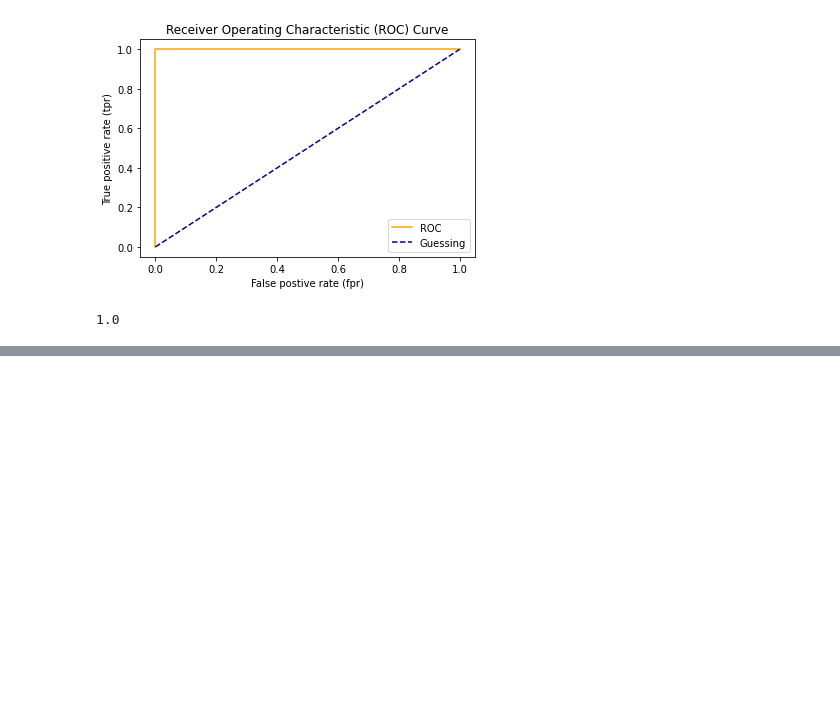
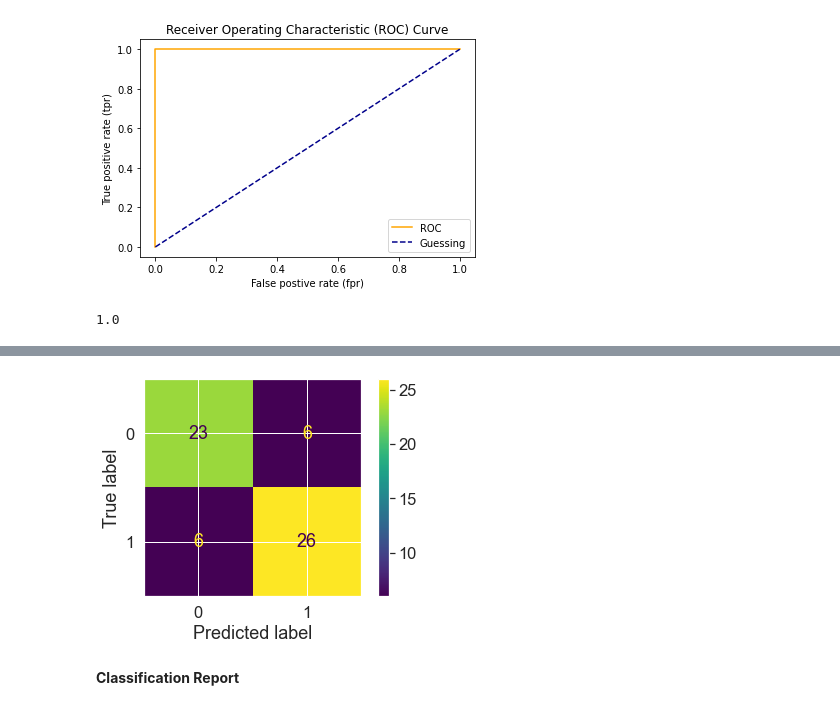
Before and after one commit to Laurent-I/Intro-to-ml, a Jupyter notebook: Introduction-to-scikit-learn.ipynb, the cells around one changed output, grey strips where cells are left out. Cells and saved outputs as stored; diff of their text form; code cells hidden in the pictures; blank space fills up the shorter version.

```diff
--- a/Introduction-to-scikit-learn.ipynb
+++ b/Introduction-to-scikit-learn.ipynb
@@ -1205,0 +1252,6 @@ roc_auc_score(y_test, y_test)
+# %%
+ConfusionMatrixDisplay.from_predictions(y_true= y_test, y_pred = y_preds);
+# %% [output]
+[figure, added]
+# %% [markdown]
+**Classification Report**
```
Also changed, not shown: parts of 46 cells of this notebook.
